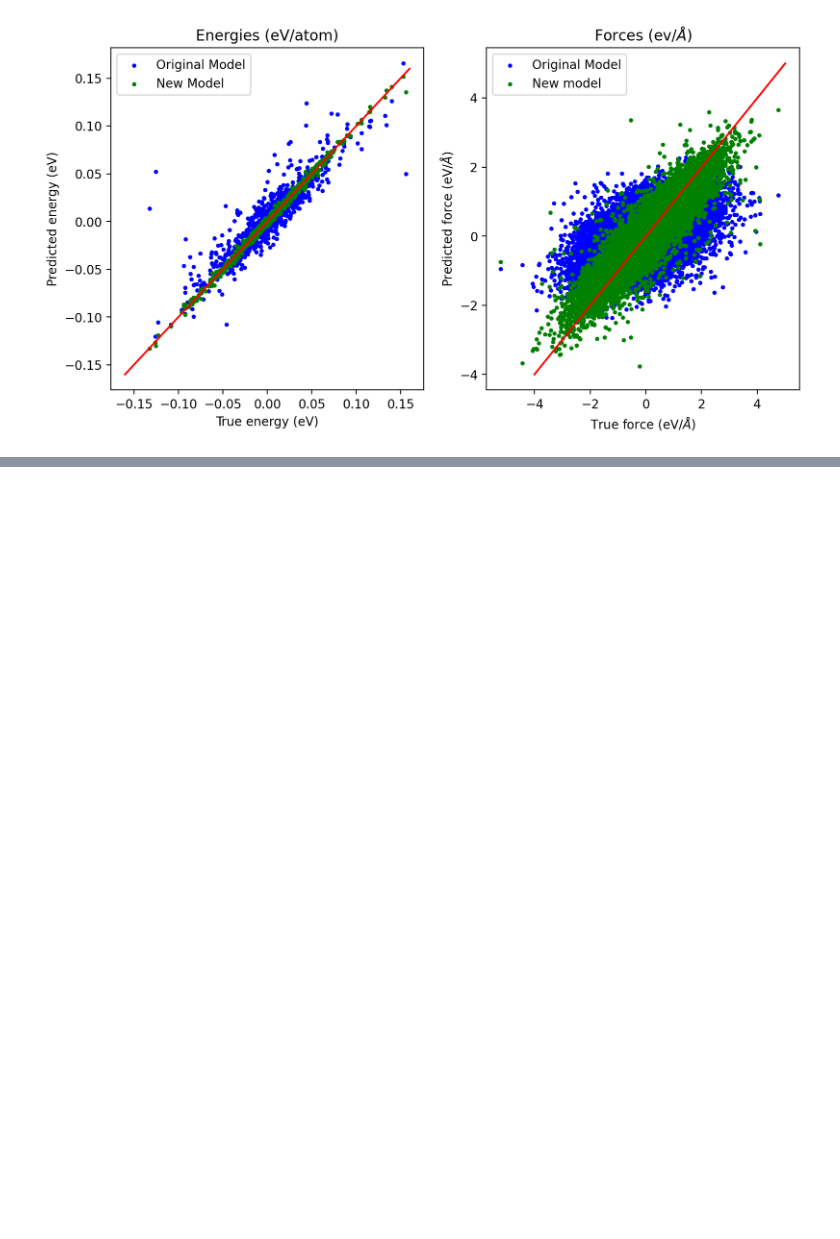
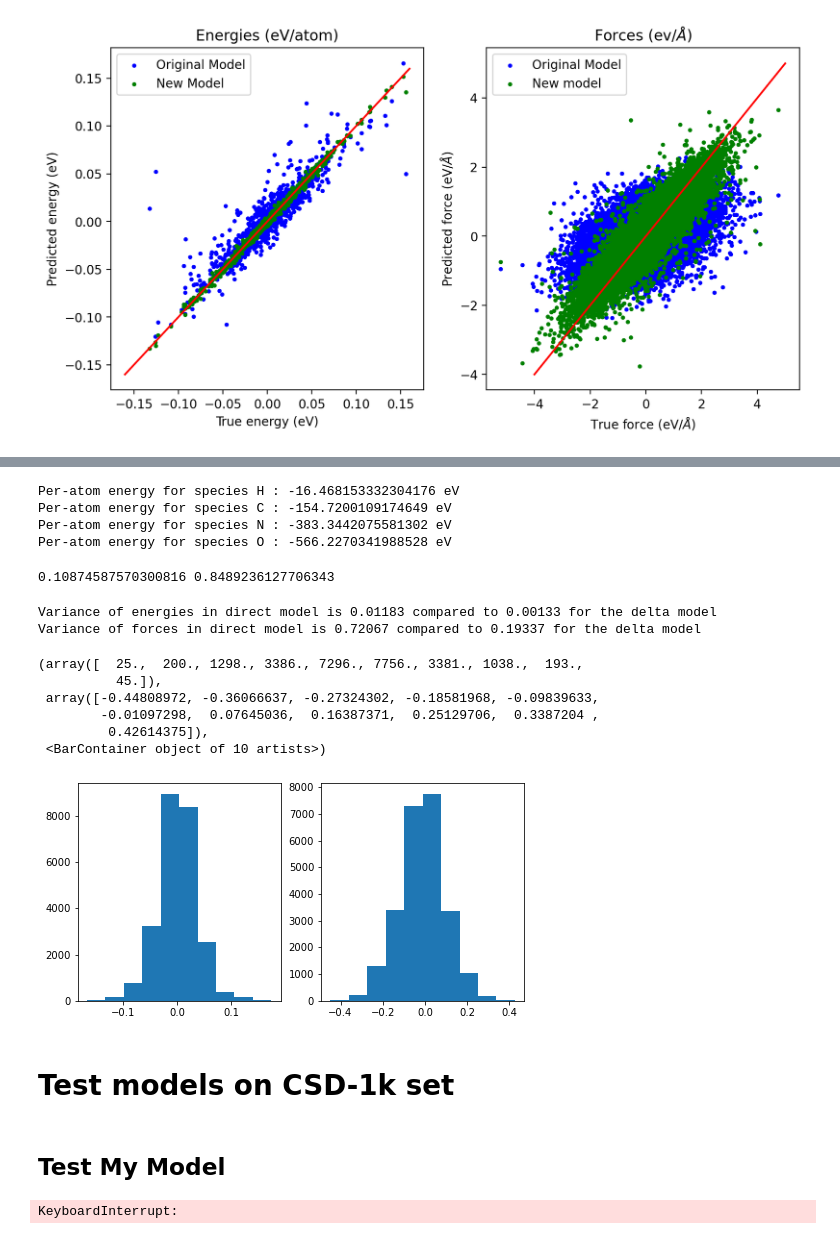
Before and after one commit to victorprincipe/genpot, a Jupyter notebook: delta_general.ipynb, the cells around one changed output, grey strips where cells are left out. Saved outputs shown, nothing was run; the diff lists cells and outputs as text; code cells hidden in the pictures; blank space fills up the shorter version.

```diff
--- a/delta_general.ipynb
+++ b/delta_general.ipynb
@@ -1693,0 +1694,2 @@ plt.savefig('figures/delta_model_comparison_val_set.png')
+# %%
+baselined_delta = (y_all - mlr.predict(X_all))/np.sum(X_all, axis=1)
@@ -1693,0 +1710,55 @@ plt.savefig('figures/delta_model_comparison_val_set.png')
+# %%
+#Create composition (X), energy deltas (y) and force deltas (f) arrays
+X_direct = np.zeros((len(all_frames), 4), dtype=int) ; y_direct = np.zeros(len(all_frames), dtype=float)
+f_direct = np.zeros((np.sum([len(frm) for frm in all_frames]),3), dtype=float)
+
+counter = 0
+for ifrm, frm in enumerate(all_frames):
+    symbols = frm.get_atomic_numbers()
+    X_direct[ifrm] = [len(np.where(symbols == sp)[0]) for sp in [1,6,7,8]]
+    y_direct[ifrm] = frm.info['PBE-D2_energy']
+    f_direct[counter:counter+len(frm)] = frm.arrays['PBE-D2_forces']
+    counter += len(frm)
+# %%
+#Create baselined per-atom energy model
+mlr_direct = Ridge(fit_intercept=False, alpha=1e-4)
+mlr_direct.fit(X_direct, y_direct)
+for spec, coef in zip(['H', 'C', 'N', 'O'], mlr_direct.coef_):
+    print(f"Per-atom energy for species {spec} : {coef} eV")
+# %% [output]
+Per-atom energy for species H : -16.468153332304176 eV
+Per-atom energy for species C : -154.7200109174649 eV
+Per-atom energy for species N : -383.3442075581302 eV
+Per-atom energy for species O : -566.2270341988528 eV
+# %%
+baselined_direct = (y_direct - mlr_direct.predict(X_direct))/np.sum(X_direct, axis=1)
+# %%
+stddev_direct_ens = np.std(baselined_direct)
+stddev_direct_for = np.std((f_direct))
+print(stddev_direct_ens, stddev_direct_for)
+# %% [output]
+0.10874587570300816 0.8489236127706343
+# %%
+print(f"Variance of energies in direct model is {np.round(np.var(baselined_direct),5)} compared to "
+     f"{np.round(np.var(baselined_delta), 5)} for the delta model")
+print(f"Variance of forces in direct model is {np.round(np.var(f_direct),5)} compared to "
+     f"{np.round(np.var(f_all), 5)} for the delta model")
+# %% [output]
+Variance of energies in direct model is 0.01183 compared to 0.00133 for the delta model
+Variance of forces in direct model is 0.72067 compared to 0.19337 for the delta model
+# %%
+fig, ax = plt.subplots(1,2, figsize=(8,4))
+ax[0].hist(baselined_delta)
+ax[1].hist(baselined_direct)
+# %% [output]
+(array([  25.,  200., 1298., 3386., 7296., 7756., 3381., 1038.,  193.,
+          45.]),
+ array([-0.44808972, -0.36066637, -0.27324302, -0.18581968, -0.09839633,
+        -0.01097298,  0.07645036,  0.16387371,  0.25129706,  0.3387204 ,
+         0.42614375]),
+ <BarContainer object of 10 artists>)
+[figure, added]
+# %% [markdown]
+# Test models on CSD-1k set
+# %% [markdown]
+## Test My Model
@@ -1693,0 +1780,15 @@ plt.savefig('figures/delta_model_comparison_val_set.png')
+# %%
+#predict energies and forces for test set
+npred=1000
+ytp = []
+ftp = []
+
+for ifrm, frm in enumerate(tqdm(csd_1k[:npred], desc = "Making predictions for test set...", leave=False)):
+    manager_test = soap.transform(frm)
+    ytp.append(model.predict(manager_test))
+    ftp.append(model.predict_forces(manager_test))
+
+y_test_pred = np.array(ytp).flatten()
+f_test_pred = np.concatenate(ftp)
+# %% [output]
+KeyboardInterrupt:
```
Also changed, not shown: parts of 37 cells of this notebook, 3 other files.
